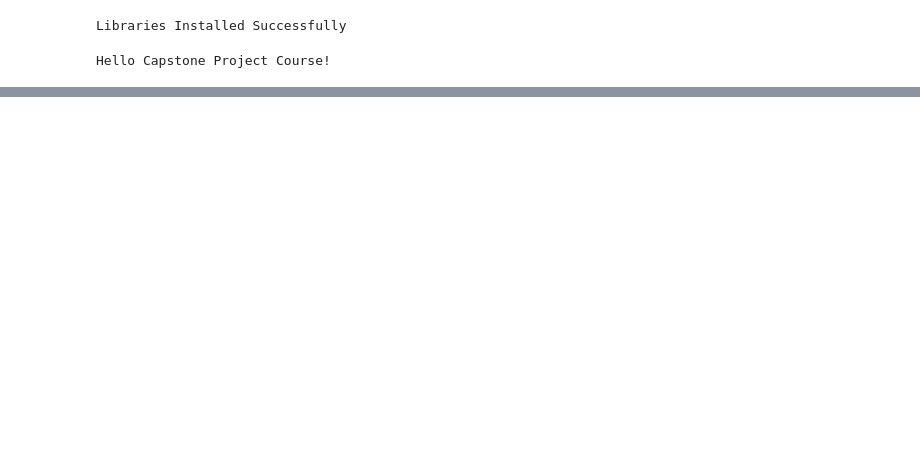
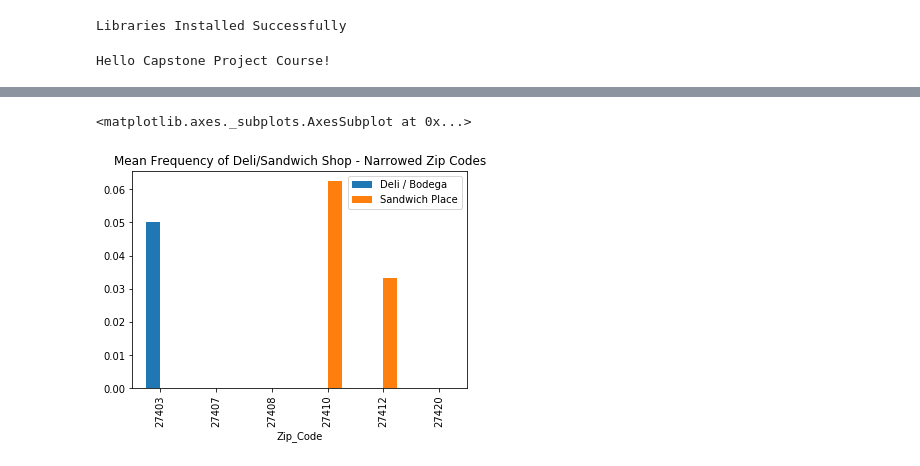
Before and after one commit to crowela022/LCDataScience, a Jupyter notebook: Lauren Crowe DS Capstone Project.ipynb, the cells around one changed output, grey strips where cells are left out. Saved outputs shown, nothing was run; the diff lists cells and outputs as text; code cells hidden in the pictures; blank space fills up the shorter version.

```diff
--- a/Lauren Crowe DS Capstone Project.ipynb
+++ b/Lauren Crowe DS Capstone Project.ipynb
@@ -17,0 +461,3 @@ Hello Capstone Project Course!
+# %%
+gso_grouped2 = gso_grouped[['Zip_Code','Deli / Bodega','Sandwich Place']]
+gso_grouped2
@@ -17,0 +755,6 @@ Hello Capstone Project Course!
+# %%
+###create dataframe from onehot encoding above to plot mean frequency of occurance by zip for the 5 above zipe codes
+
+##gso_grouped2 = gso_grouped[['Zip_Code','Deli / Bodega','Sandwich Place']]
+gso_grouped2 = gso_grouped2[~gso_grouped['Zip_Code'].isin(['27401', '27405', '27402'])]
+gso_grouped2.sort_values(by=['Deli / Bodega', 'Sandwich Place'], ascending = False)
@@ -17,0 +769,5 @@ Hello Capstone Project Course!
+# %%
+gso_grouped2.plot(x="Zip_Code", y=["Deli / Bodega", "Sandwich Place"], kind="bar", title ='Mean Frequency of Deli/Sandwich Shop - Narrowed Zip Codes')
+# %% [output]
+<matplotlib.axes._subplots.AxesSubplot at 0x...>
+[figure, added]
```
Also changed, not shown: parts of 42 cells of this notebook.
